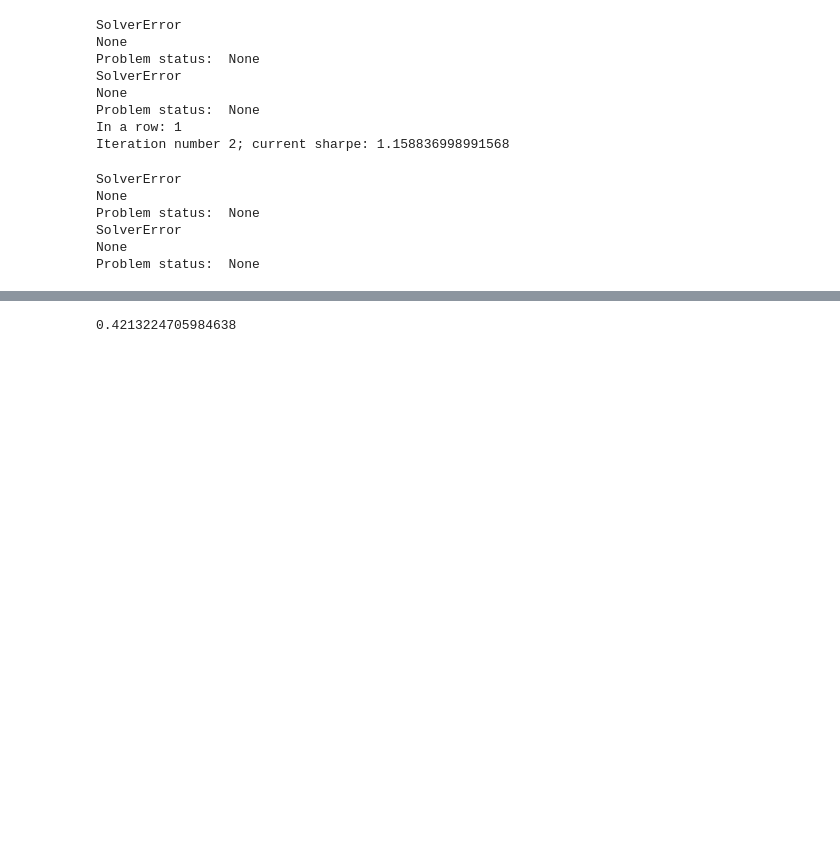
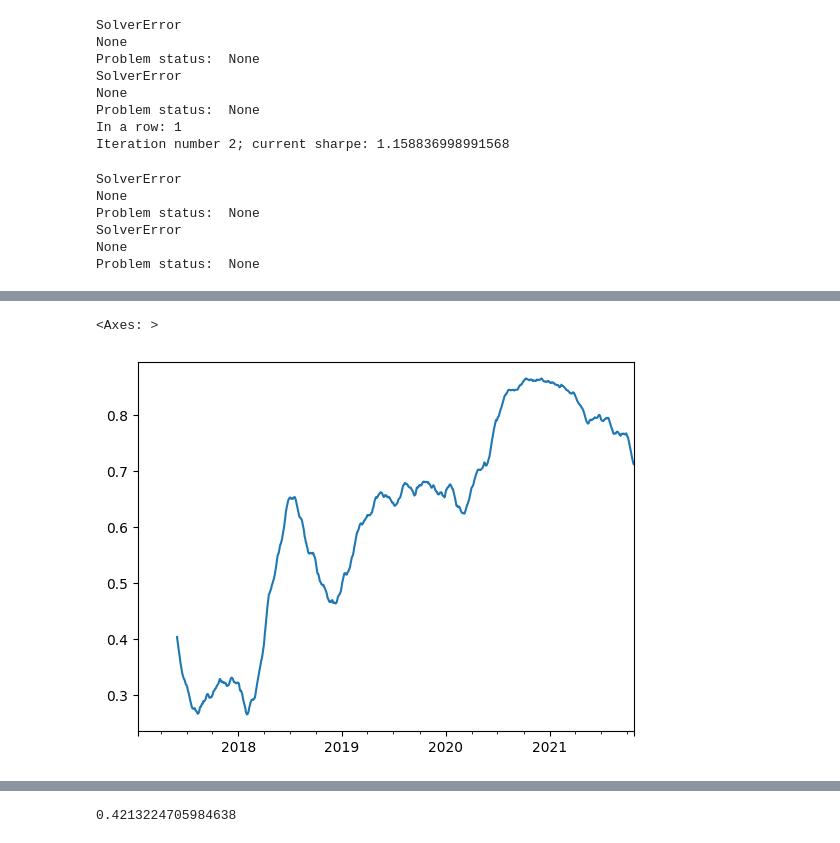
Before and after one commit to cvxgrp/markowitz-reference, a Jupyter notebook: experiments/playground.ipynb, the cells around one changed output, grey strips where cells are left out. Drawn from its saved outputs; the diff is of its cells as text; code cells hidden in the pictures; blank space fills up the shorter version.

```diff
--- a/experiments/playground.ipynb
+++ b/experiments/playground.ipynb
@@ -333,0 +547,5 @@ Day 1700 of 1749, 2021-08-18 00:00:00
+# %%
+results.cash_weight.rolling(100).mean().plot()
+# %% [output]
+<Axes: >
+[figure, added]
```
Also changed, not shown: parts of 25 cells of this notebook, 3 other files.
